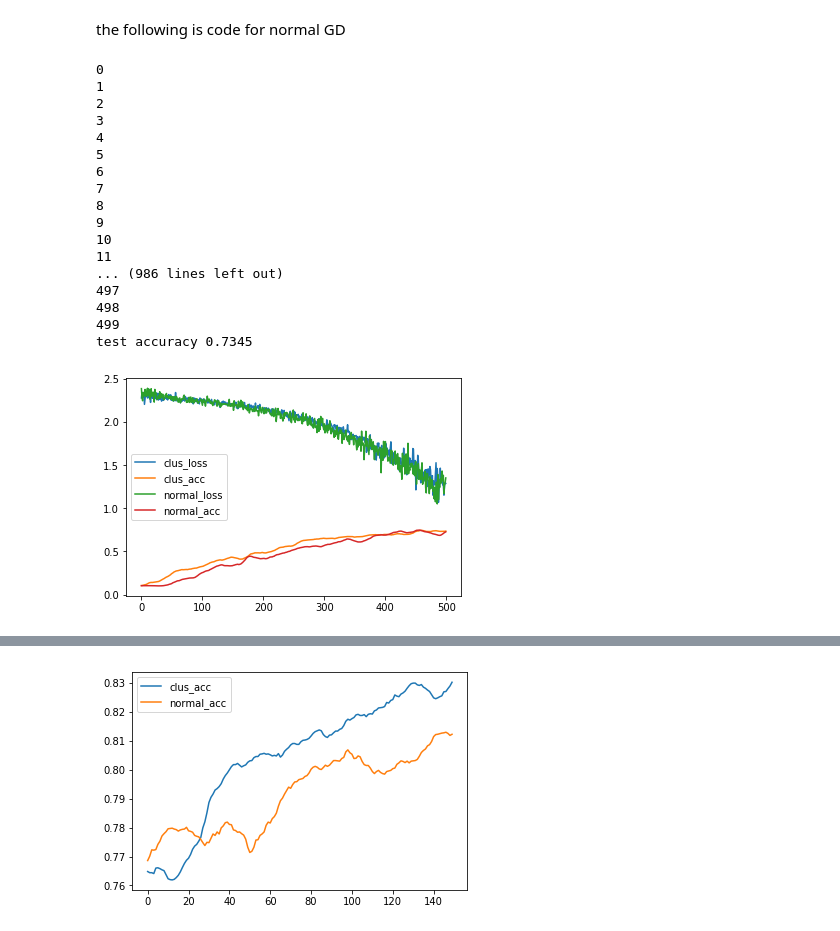
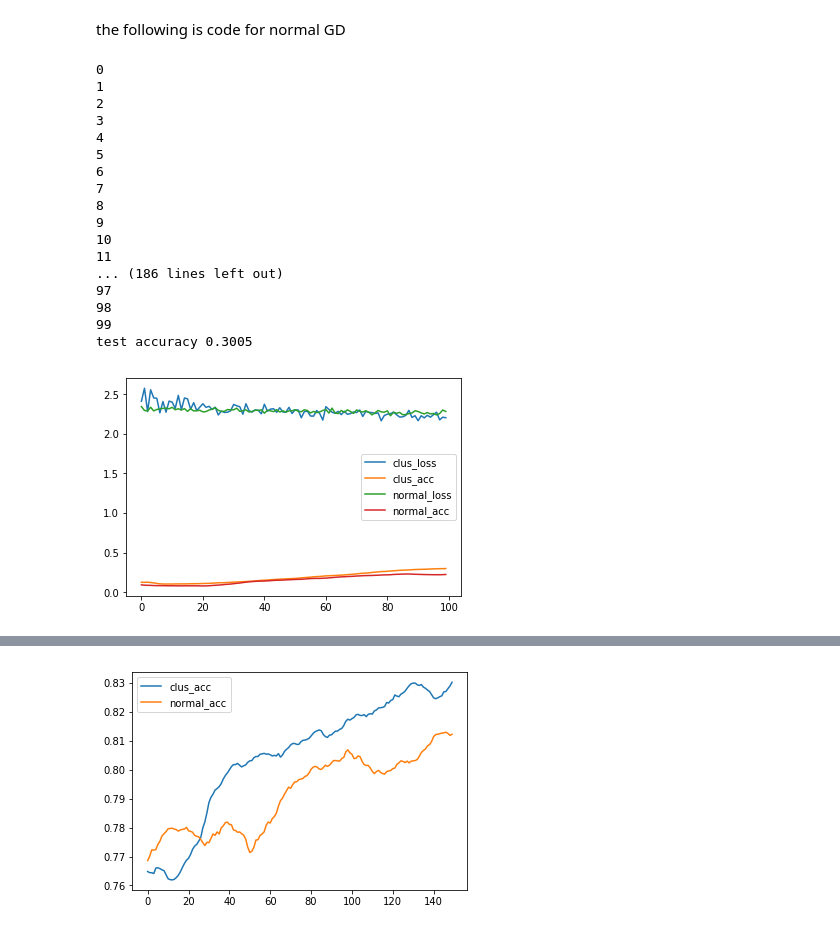
Before and after one commit to zh3036/clusteredGradient, a Jupyter notebook: mnist_cluter_gradient.ipynb, the cells around one changed output, grey strips where cells are left out. Saved outputs shown, nothing was run; the diff lists cells and outputs as text; code cells hidden in the pictures.

```diff
--- a/mnist_cluter_gradient.ipynb
+++ b/mnist_cluter_gradient.ipynb
@@ -35,15 +35,15 @@ the following is code for normal GD
 class clusterdTrain(object):
 	"""docstring for train"""
 
-	def __init__(self, images=None, lables = None):
+	def __init__(self, images=None, labels = None):
 		super(clusterdTrain, self).__init__()
-		if images is None or lables is None:
+		if images is None or labels is None:
 			final_ind = np.load("final_ind_cluster.npy")
 			self.images = np.load("minstImage.npy")[final_ind]
-			self.lables = np.load("minstLabels.npy")[final_ind]
+			self.labels = np.load("minstLabels.npy")[final_ind]
 		else:
 			self.images = images
-			self.lables = lables
+			self.labels = labels
 		self.length = len(self.images)
 		self.curPos = 0
 		self.epoch = 0
@@ -53,7 +53,7 @@ class clusterdTrain(object):
 			self.epoch += 1
 			self.curPos = size
 		return [self.images[self.curPos - size:self.curPos], \
-				self.lables[self.curPos - size:self.curPos]]
+				self.labels[self.curPos - size:self.curPos]]
 
 
 
@@ -194,49 +194,49 @@ def deepGrad(Train,R=6000,B=20):
     return loss_list,acc_list
 # %%
 images = np.load("minstImage.npy")
-lables = np.load("minstLabels.npy")
+labels = np.load("minstLabels.npy")
 final_ind = np.load("final_ind_cluster.npy")
-final_labels  = lables[final_ind]
+final_labels  = labels[final_ind]
 final_images = images[final_ind]
 clusteredData = clusterdTrain(final_images,final_labels)
 # %%
-R=500
-B=30
+R=100
+B=20
 loss_list_normal,acc_list_normal = deepGrad(mnist.train,R,B)
 loss_list_clus,acc_list_clus = deepGrad(clusteredData,R,B)
 
 np.save("loss_list_normal_R_"+str(R)+"_B_"+str(B),loss_list_normal)
 
 np.save("acc_list_normal_R_"+str(R)+"_B_"+str(B),acc_list_normal)
 
 np.save("loss_list_clus_R_"+str(R)+"_B_"+str(B),loss_list_clus)
 
 np.save("acc_list_clus_R_"+str(R)+"_B_"+str(B),acc_list_clus)
 
 
 plt.plot(loss_list_clus,label = "clus_loss")
 plt.plot(acc_list_clus, label = "clus_acc")
 plt.plot(loss_list_normal, label = "normal_loss")
 plt.plot(acc_list_normal, label= "normal_acc")
 plt.legend()
 plt.savefig('deep_cmpGradient_'+str(R)+'_'+str(B)+'.png')
 # %% [output]
 0
 1
 2
 3
 4
 5
 6
 7
 8
 9
 10
 11
-... (986 lines left out)
-497
-498
-499
-test accuracy 0.7345
+... (186 lines left out)
+97
+98
+99
+test accuracy 0.3005
-[figure, old version]
+[figure, new version]
 # %%
```
Also changed, not shown: parts of 5 cells of this notebook, 1 other file.
